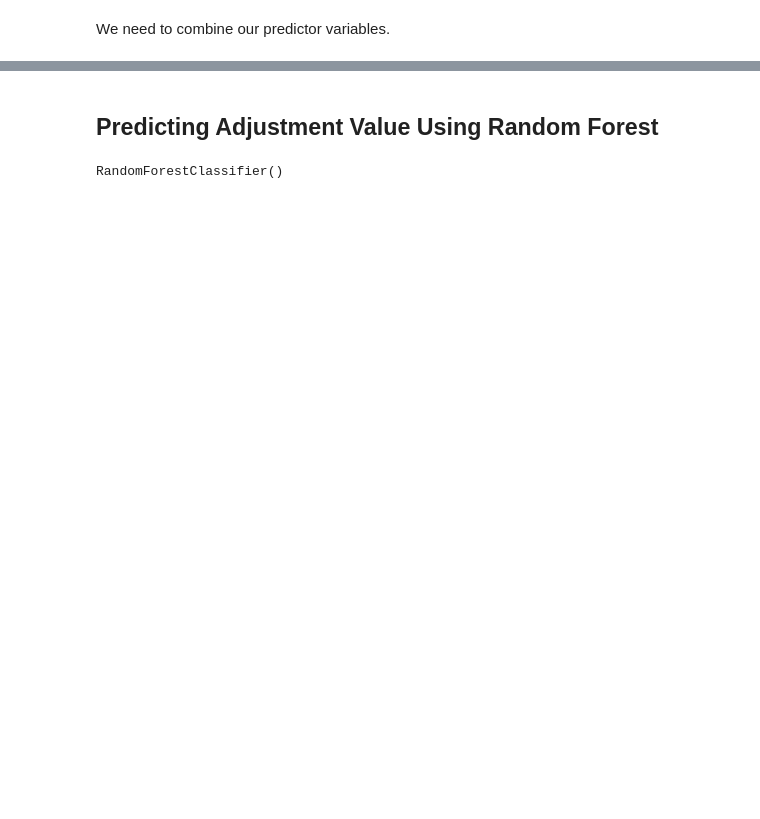
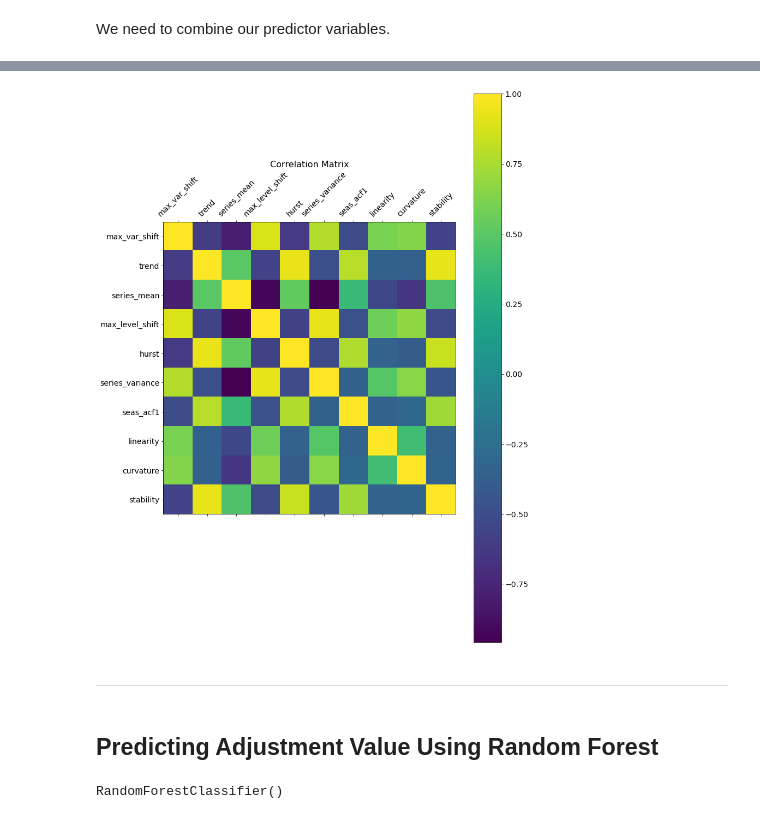
Before and after one commit to cdbale/Privacy-and-Forecasting-Empirical, a Jupyter notebook: Code/Analysis/Adjustment_Analysis.ipynb, the cells around one changed output, grey strips where cells are left out. Drawn from its saved outputs; the diff is of its cells as text; code cells hidden in the pictures; blank space fills up the shorter version.

```diff
--- a/Code/Analysis/Adjustment_Analysis.ipynb
+++ b/Code/Analysis/Adjustment_Analysis.ipynb
@@ -148,3 +328,5 @@ X = ts_features
+# %%
+y = full_data.valuable
 # %%
 scaler = StandardScaler()
 # %%
@@ -167,0 +378,2 @@ X_scaled
+# %%
+selected_features = mrmr_classif(X=X_scaled, y=y, K=10)
@@ -168,3 +393,15 @@ X_scaled
+# %%
+f = plt.figure(figsize=(12, 18))
+plt.matshow(X_scaled.loc[:,selected_features].corr(), fignum=f.number)
+plt.xticks(range(X_scaled.loc[:,selected_features].select_dtypes(['number']).shape[1]), X_scaled.loc[:,selected_features].select_dtypes(['number']).columns, fontsize=14, rotation=45)
+plt.yticks(range(X_scaled.loc[:,selected_features].select_dtypes(['number']).shape[1]), X_scaled.loc[:,selected_features].select_dtypes(['number']).columns, fontsize=14)
+cb = plt.colorbar()
+cb.ax.tick_params(labelsize=14)
+plt.title('Correlation Matrix', fontsize=16);
+# %% [output]
+[figure, added]
+# %% [markdown]
+***
 # %% [markdown]
 ## Predicting Adjustment Value Using Random Forest
 # %%
```
Also changed, not shown: parts of 178 cells of this notebook, 18 other files.
